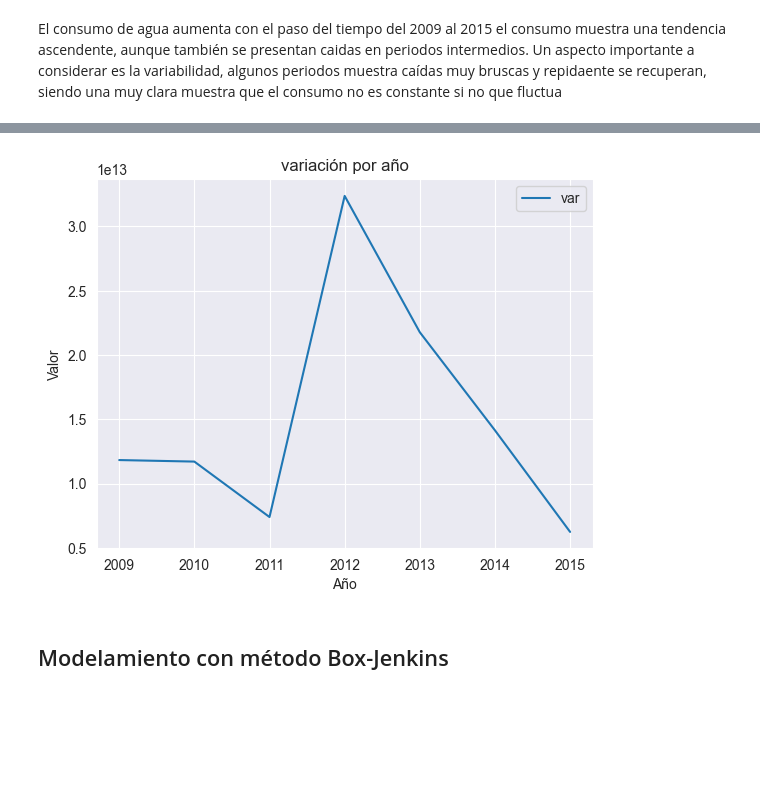
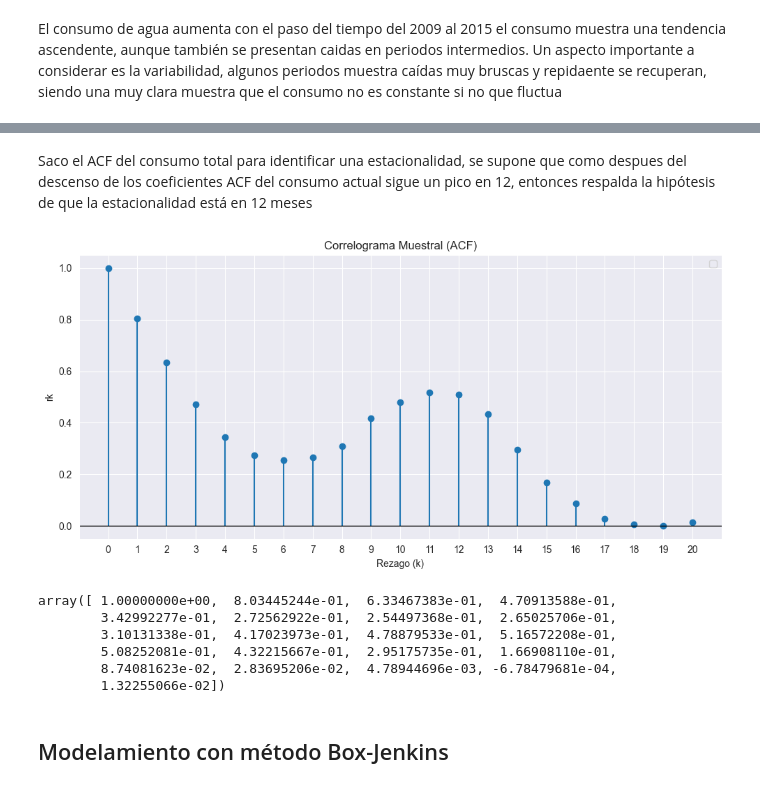
Before and after one commit to AlejandroChicaizaBMV/Proyecto_MN, a Jupyter notebook: proyecto.ipynb, the cells around one changed output, grey strips where cells are left out. Drawn from its saved outputs; the diff is of its cells as text; code cells hidden in the pictures; blank space fills up the shorter version.

```diff
--- a/proyecto.ipynb
+++ b/proyecto.ipynb
@@ -190,10 +281,15 @@ plt.show()
-# %%
-estadisticas[['var']].plot(title='variación por año')
-plt.ylabel("Valor")
-plt.grid(True)
-plt.show()
-# %% [output]
-[figure, removed]
+# %% [markdown]
+Saco el ACF del consumo total para identificar una estacionalidad, se supone que como despues del descenso de los coeficientes ACF del consumo actual sigue un pico en 12, entonces respalda la hipótesis de que la estacionalidad está en 12 meses
+# %%
+coeficientes_rk(df_consumo_total)
+# %% [output]
+[figure, added]
+array([ 1.00000000e+00,  8.03445244e-01,  6.33467383e-01,  4.70913588e-01,
+        3.42992277e-01,  2.72562922e-01,  2.54497368e-01,  2.65025706e-01,
+        3.10131338e-01,  4.17023973e-01,  4.78879533e-01,  5.16572208e-01,
+        5.08252081e-01,  4.32215667e-01,  2.95175735e-01,  1.66908110e-01,
+        8.74081623e-02,  2.83695206e-02,  4.78944696e-03, -6.78479681e-04,
+        1.32255066e-02])
 # %% [markdown]
 ## Modelamiento con método Box-Jenkins
 # %%
```
Also changed, not shown: parts of 37 cells of this notebook.
